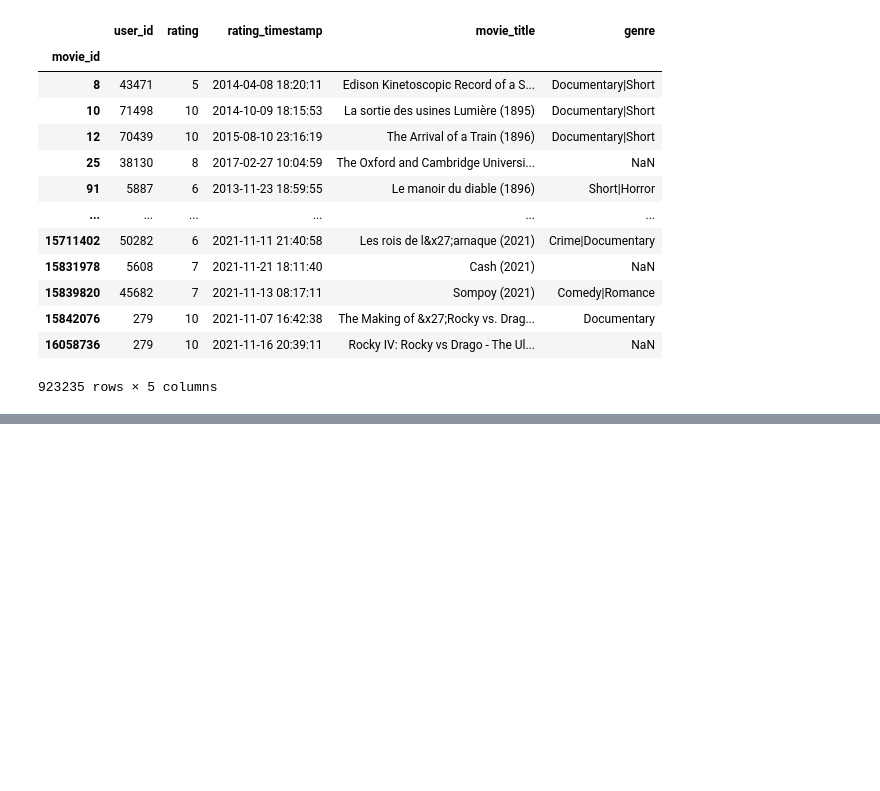
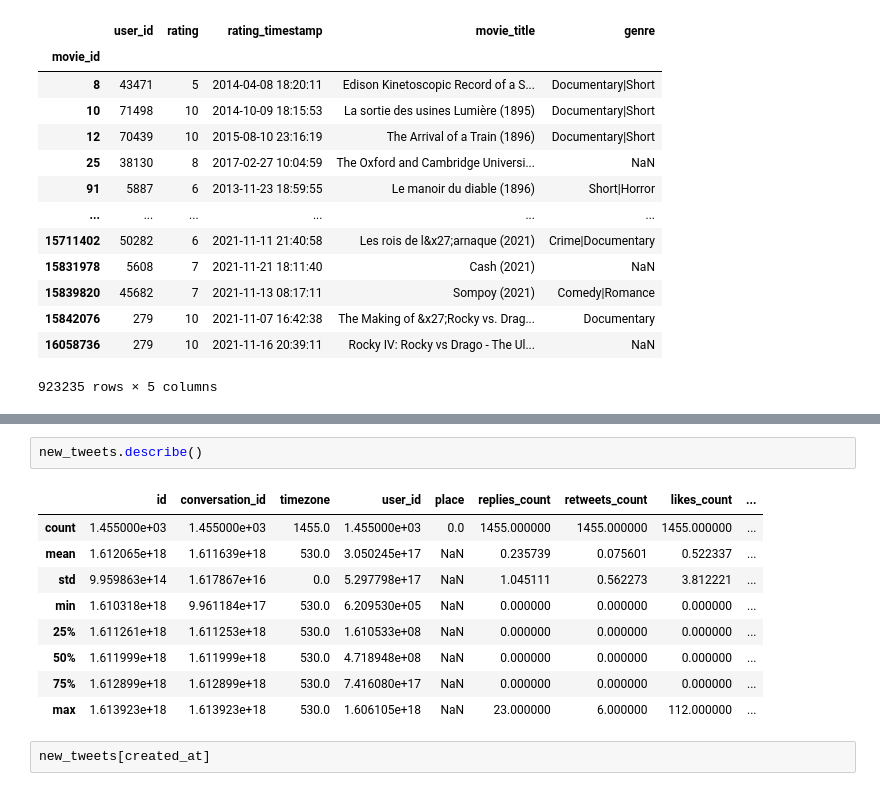
Before and after one commit to Harshavardhan1617/Movie-Reccomendation-App, a Jupyter notebook: notebook1.ipynb, the cells around one changed output, grey strips where cells are left out. Saved outputs shown, nothing was run; the diff lists cells and outputs as text; blank space fills up the shorter version.

```diff
--- a/notebook1.ipynb
+++ b/notebook1.ipynb
@@ -138,0 +177,14 @@ movie_ratings
+# %%
+new_tweets.describe()
+# %% [output]
+|  | id | conversation_id | timezone | user_id | place | replies_count | retweets_count | likes_count | ... |
+| count | 1.455000e+03 | 1.455000e+03 | 1455.0 | 1.455000e+03 | 0.0 | 1455.000000 | 1455.000000 | 1455.000000 | ... |
+| mean | 1.612065e+18 | 1.611639e+18 | 530.0 | 3.050245e+17 | NaN | 0.235739 | 0.075601 | 0.522337 | ... |
+| std | 9.959863e+14 | 1.617867e+16 | 0.0 | 5.297798e+17 | NaN | 1.045111 | 0.562273 | 3.812221 | ... |
+| min | 1.610318e+18 | 9.961184e+17 | 530.0 | 6.209530e+05 | NaN | 0.000000 | 0.000000 | 0.000000 | ... |
+| 25% | 1.611261e+18 | 1.611253e+18 | 530.0 | 1.610533e+08 | NaN | 0.000000 | 0.000000 | 0.000000 | ... |
+| 50% | 1.611999e+18 | 1.611999e+18 | 530.0 | 4.718948e+08 | NaN | 0.000000 | 0.000000 | 0.000000 | ... |
+| 75% | 1.612899e+18 | 1.612899e+18 | 530.0 | 7.416080e+17 | NaN | 0.000000 | 0.000000 | 0.000000 | ... |
+| max | 1.613923e+18 | 1.613923e+18 | 530.0 | 1.606105e+18 | NaN | 23.000000 | 6.000000 | 112.000000 | ... |
+# %%
+new_tweets[created_at]
```
Also changed, not shown: parts of 8 cells of this notebook, 5 other files.
